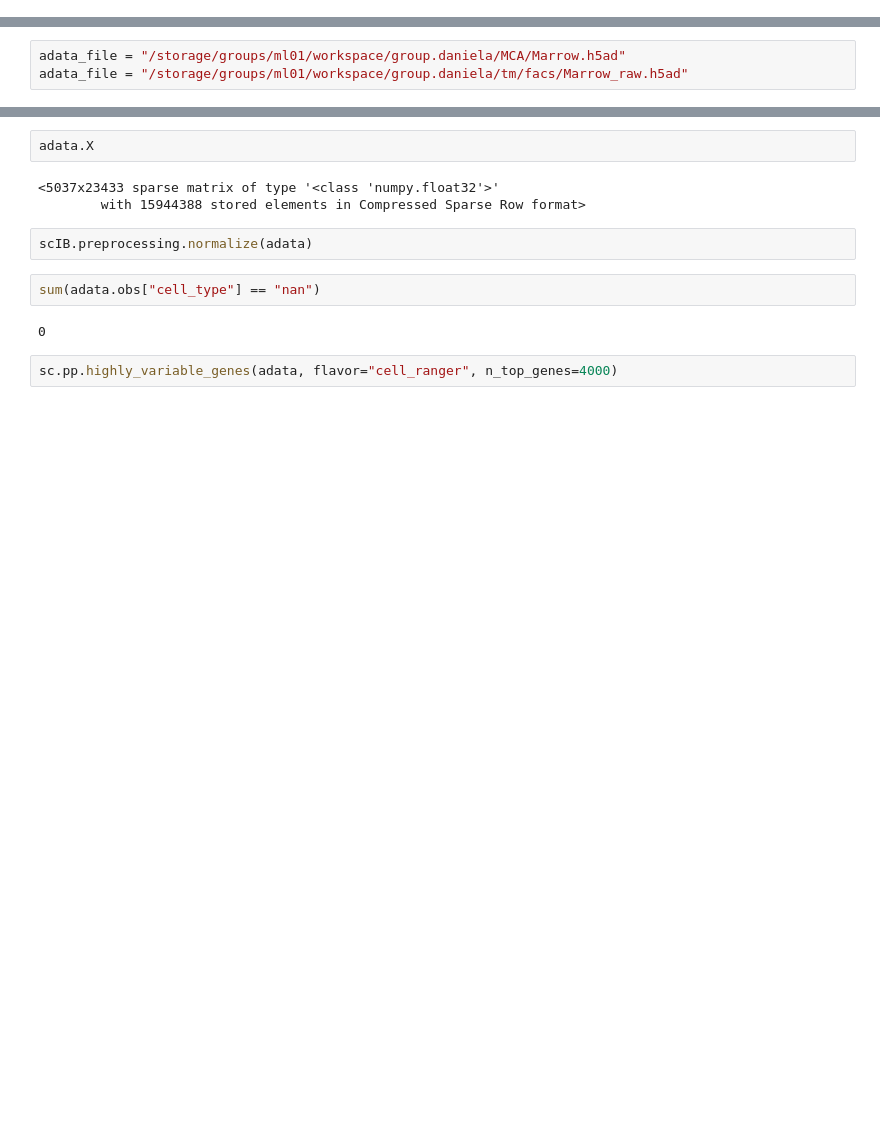
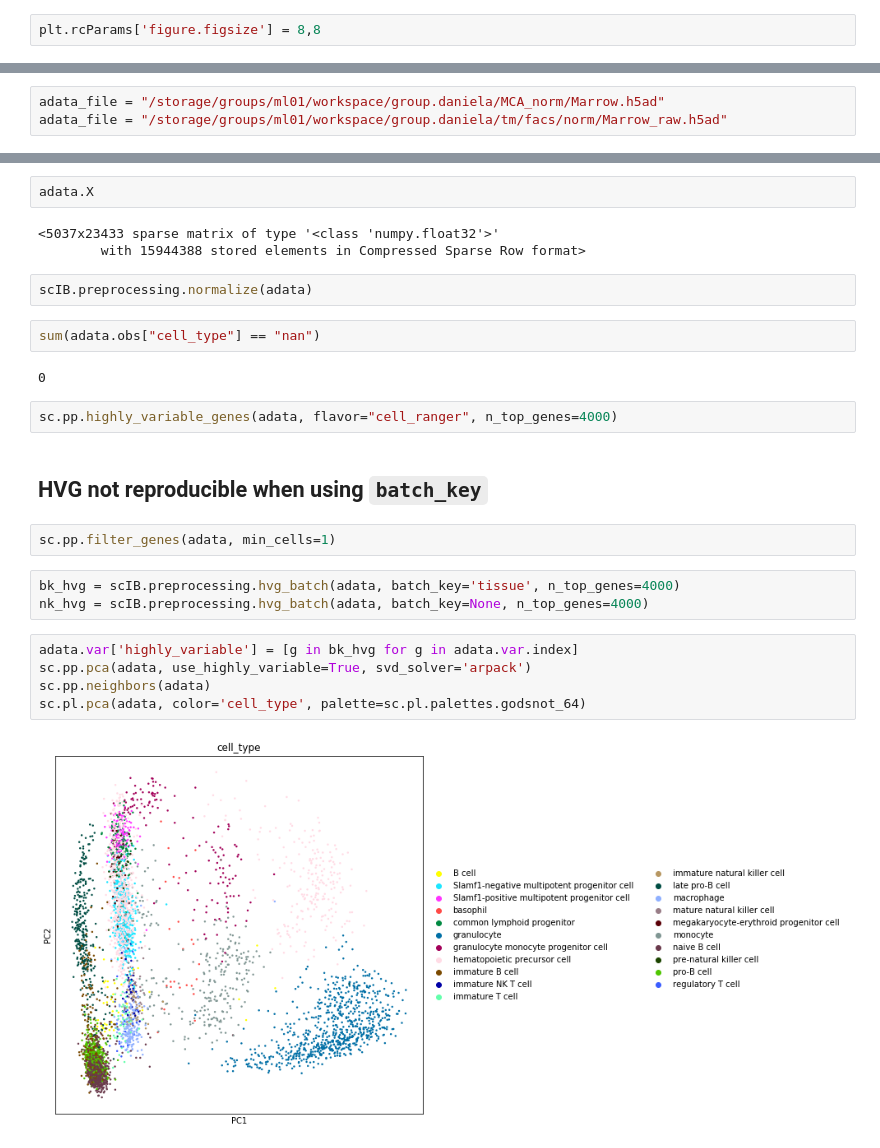
Before and after one commit to theislab/scib, a Jupyter notebook: notebooks/Issues.ipynb, the cells around one changed output, grey strips where cells are left out. Drawn from its saved outputs; the diff is of its cells as text; blank space fills up the shorter version.

```diff
--- a/notebooks/Issues.ipynb
+++ b/notebooks/Issues.ipynb
@@ -7,3 +11,5 @@ from scipy import sparse
+# %%
+plt.rcParams['figure.figsize'] = 8,8
 # %% [markdown]
 ## Normalisation for some
 # %%
@@ -19,8 +25,8 @@ scIB.preprocessing.normalize(adata)
 ## Highly Variable Genes computation not working
 not working for dense matrix
 # %%
-adata_file = "/storage/groups/ml01/workspace/group.daniela/MCA/Marrow.h5ad"
-adata_file = "/storage/groups/ml01/workspace/group.daniela/tm/facs/Marrow_raw.h5ad"
+adata_file = "/storage/groups/ml01/workspace/group.daniela/MCA_norm/Marrow.h5ad"
+adata_file = "/storage/groups/ml01/workspace/group.daniela/tm/facs/norm/Marrow_raw.h5ad"
 # %%
 adata = sc.read(adata_file)
 # %%
@@ -39,3 +45,17 @@ sum(adata.obs["cell_type"] == "nan")
 0
 # %%
 sc.pp.highly_variable_genes(adata, flavor="cell_ranger", n_top_genes=4000)
+# %% [markdown]
+## HVG not reproducible when using `batch_key`
+# %%
+sc.pp.filter_genes(adata, min_cells=1)
+# %%
+bk_hvg = scIB.preprocessing.hvg_batch(adata, batch_key='tissue', n_top_genes=4000)
+nk_hvg = scIB.preprocessing.hvg_batch(adata, batch_key=None, n_top_genes=4000)
+# %%
+adata.var['highly_variable'] = [g in bk_hvg for g in adata.var.index]
+sc.pp.pca(adata, use_highly_variable=True, svd_solver='arpack')
+sc.pp.neighbors(adata)
+sc.pl.pca(adata, color='cell_type', palette=sc.pl.palettes.godsnot_64)
+# %% [output]
+[figure, added]
```
Also changed, not shown: parts of 7 cells of this notebook, 2 other files.
